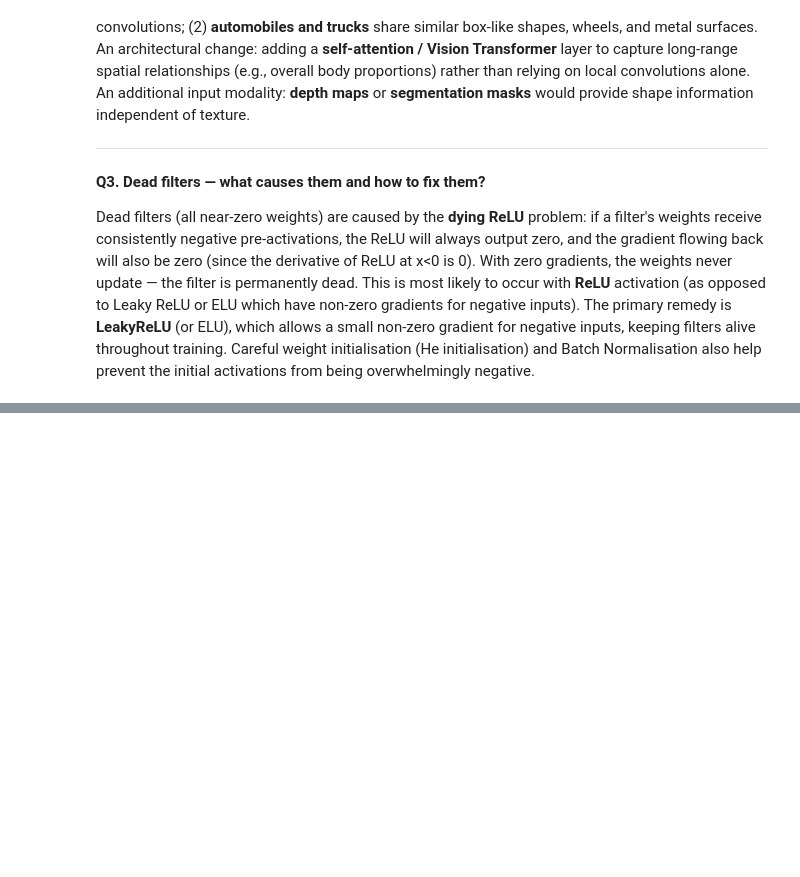
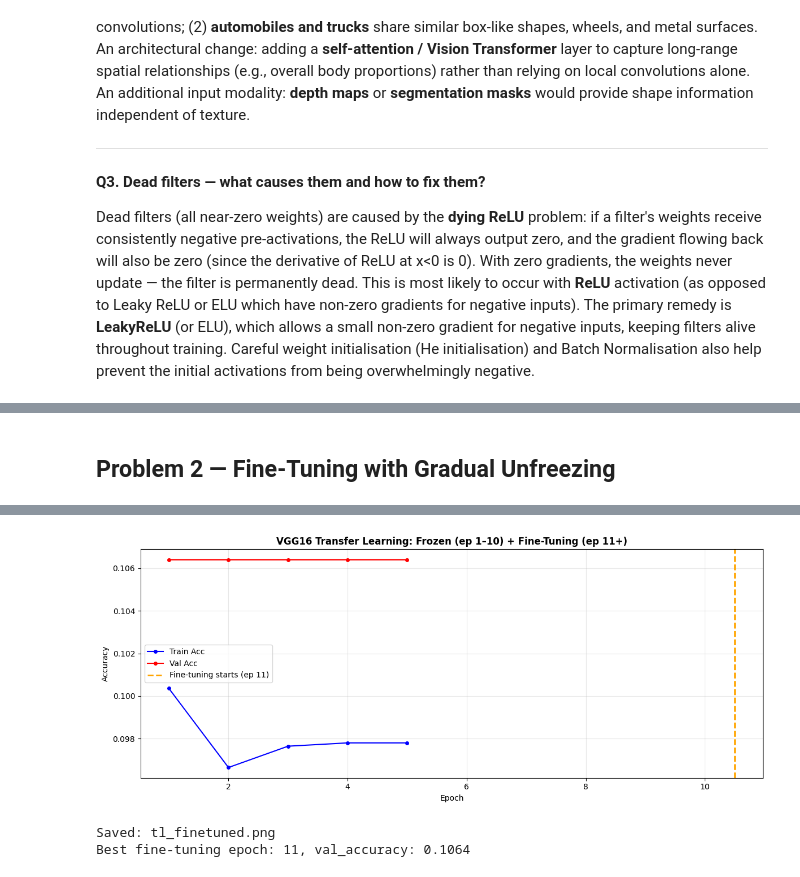
Before and after one commit to SaiAshish1234/CNN-Lab-RGIPT, a Jupyter notebook: 24IT3021_G_Sai_Ashish_CNN_Lab.ipynb, the cells around one changed output, grey strips where cells are left out. Cells and saved outputs as stored; diff of their text form; code cells hidden in the pictures; blank space fills up the shorter version.

```diff
--- a/24IT3021_G_Sai_Ashish_CNN_Lab.ipynb
+++ b/24IT3021_G_Sai_Ashish_CNN_Lab.ipynb
@@ -1510,0 +1621,45 @@ Dead filters (all near-zero weights) are caused by the **dying ReLU** problem: i
+# %% [markdown]
+## Problem 2 — Fine-Tuning with Gradual Unfreezing
+# %%
+# Unfreeze the last 4 convolutional layers of VGG16
+base_model.trainable = True  # first unfreeze everything...
+for layer in base_model.layers[:-4]:  # ...then re-freeze all except last 4
+    layer.trainable = False
+
+# MUST recompile after changing trainable status
+model.compile(
+    optimizer=tf.keras.optimizers.Adam(learning_rate=1e-5),  # 100× smaller LR
+    loss='categorical_crossentropy', metrics=['accuracy']
+)
+
+early_stop = tf.keras.callbacks.EarlyStopping(
+    monitor='val_accuracy', patience=5, restore_best_weights=True
+)
+
+hist_finetune = model.fit(
+  cifar_x_train_p , cifar_y_train_p,
+    epochs=10, batch_size=64, validation_split=0.1,
+    callbacks=[early_stop], verbose=1
+)
+
+# Combine histories for the continuous plot
+combined_train_acc = hist.history['accuracy']
+combined_val_acc   = hist.history['val_accuracy']
+total_epochs = len(combined_train_acc)
+
+fig, ax = plt.subplots(figsize=(12, 5))
+ax.plot(range(1, total_epochs+1), combined_train_acc, 'b-o', markersize=4, label='Train Acc')
+ax.plot(range(1, total_epochs+1), combined_val_acc,   'r-o', markersize=4, label='Val Acc')
+ax.axvline(x=10.5, color='orange', linestyle='--', linewidth=2, label='Fine-tuning starts (ep 11)')
+ax.set_title('VGG16 Transfer Learning: Frozen (ep 1–10) + Fine-Tuning (ep 11+)', fontweight='bold')
+ax.set_xlabel('Epoch'); ax.set_ylabel('Accuracy')
+ax.legend(); ax.grid(True, alpha=0.3)
+plt.tight_layout()
+plt.savefig('tl_finetuned.png', dpi=150, bbox_inches='tight')
+plt.show()
+print("Saved: tl_finetuned.png")
+
+best_ep_finetune = np.argmax(hist_finetune.history['val_accuracy']) + 11
+best_val         = max(hist_finetune.history['val_accuracy'])
+print(f"Best fine-tuning epoch: {best_ep_finetune}, val_accuracy: {best_val:.4f}")
+# %% [output]
@@ -1510,0 +1678,3 @@ Dead filters (all near-zero weights) are caused by the **dying ReLU** problem: i
+[figure, added]
+Saved: tl_finetuned.png
+Best fine-tuning epoch: 11, val_accuracy: 0.1064
```
Also changed, not shown: parts of 21 cells of this notebook.
